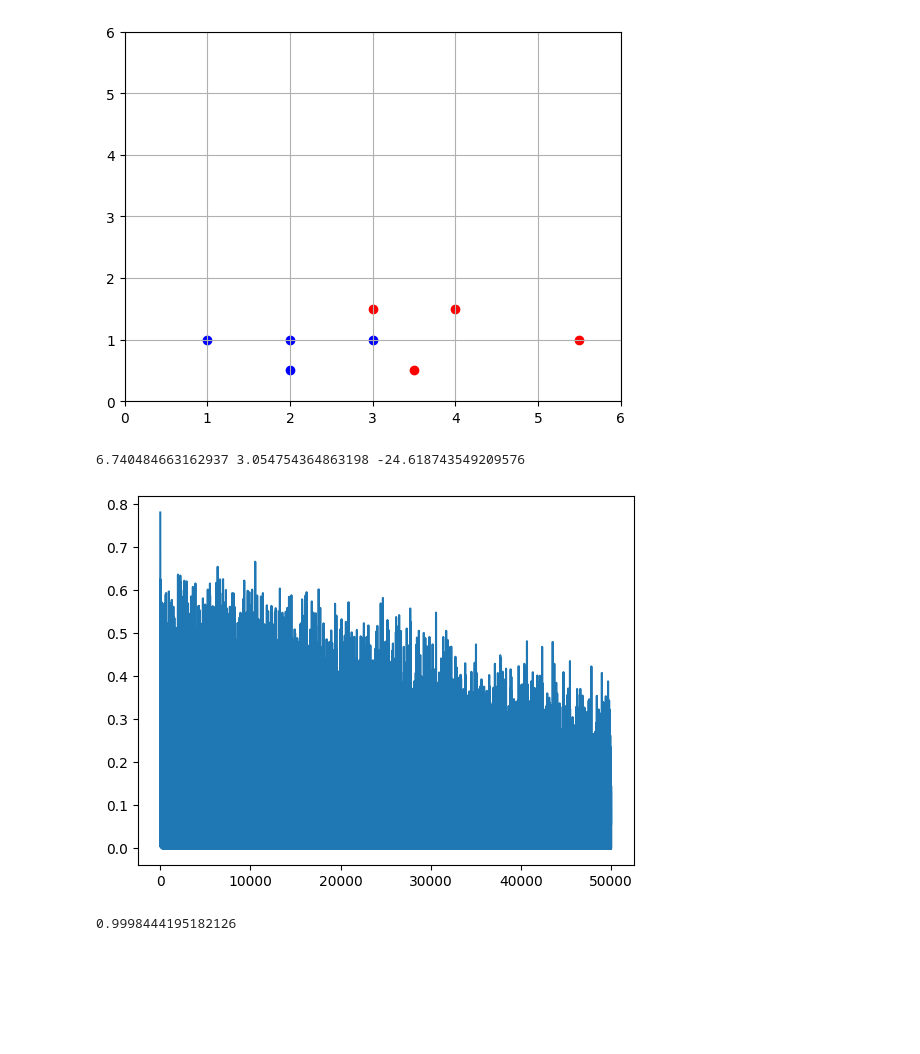
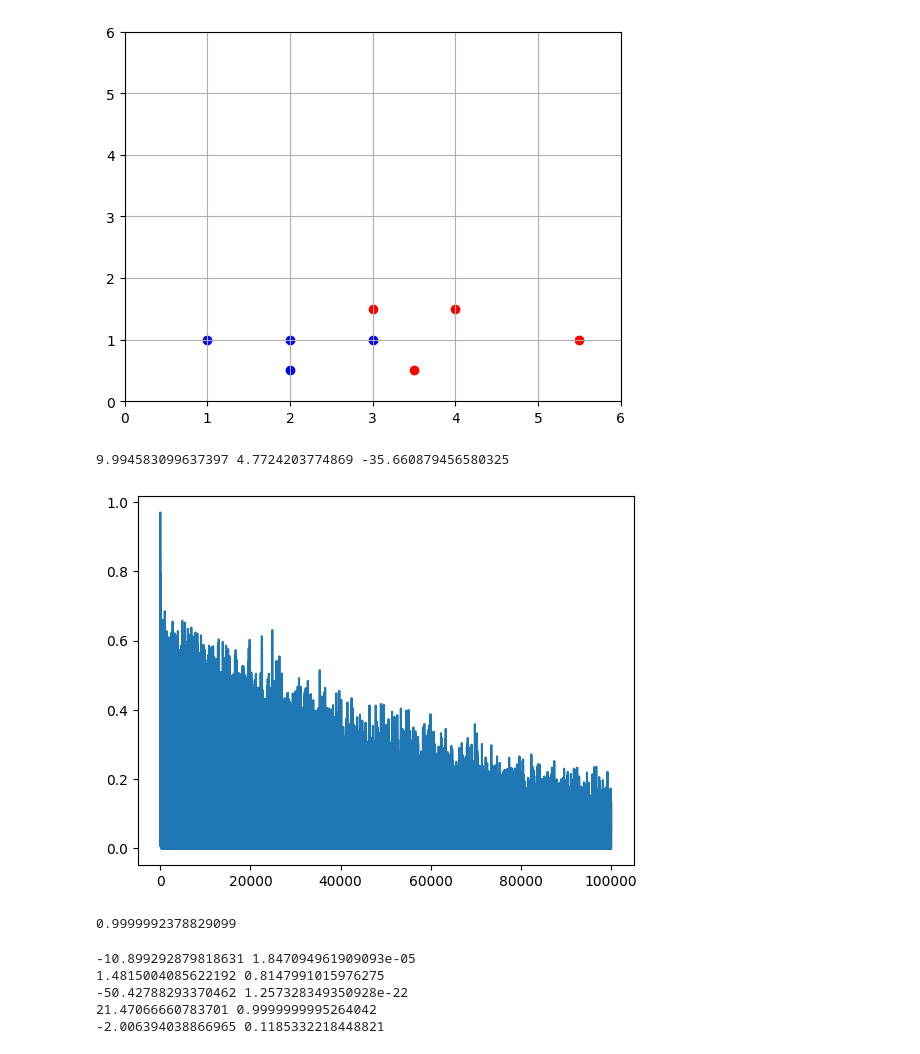
Before and after one commit to aungzanbaw/ML, a Jupyter notebook: BeginnerIntroNN/neuron_network.ipynb, the cells around one changed output. Drawn from its saved outputs; the diff is of its cells as text; code cells hidden in the pictures; blank space fills up the shorter version.

```diff
--- a/BeginnerIntroNN/neuron_network.ipynb
+++ b/BeginnerIntroNN/neuron_network.ipynb
@@ -47,7 +47,7 @@ def train():
     # init
     learning_rate = 0.2
     costs = []
-    steps = 50000
+    steps = 100000
 
     # setting all weights & biase
     w1 = np.random.randn()
@@ -65,39 +65,61 @@ def train():
 
         # to plot
         costs.append(cost)
 
         # Derivative from cost to w & b hierarchical
         dcost_dpre = 2 * (prediction - actual)
         dpre_dz = sigmoid_prime(z)
         dz_dw1 = point[0]
         dz_dw2 = point[1]
         dz_db = 1
 
         # Change rule
         dcost_dz = dcost_dpre * dpre_dz
         dcost_dw1 = dcost_dz * dz_dw1 #simply read like this dcost_dpre <=> dpre_dz <=> dz_dw1
         dcost_dw2 = dcost_dz * dz_dw2
         dcost_db = dcost_dz * dz_db
 
         # Updating params
         w1 = w1 - (learning_rate * dcost_dw1)
         w2 = w2 - (learning_rate * dcost_dw2)
         b = b - (learning_rate * dcost_db)
     return costs, w1, w2, b
 
 
 
 costs, w1, w2, b = train() # return tuned params for prediction
 plt.plot(costs)
 print(w1, w2, b)
 # since the data is not diverse or well structure 0.2 learning rate with 50K steps is good enough for this demo
 # %% [output]
-6.740484663162937 3.054754364863198 -24.618743549209576
+9.994583099637397 4.7724203774869 -35.660879456580325
-[figure, old version]
+[figure, new version]
 # %%
 # Test mystery_data hard coded
 z = mystery_data[0] * w1 + mystery_data[1] * w2 + b
 mystery_prediction = sigmoid(z)
 mystery_prediction
 # %% [output]
-0.9998444195182126
+0.9999992378829099
+# %%
+import os
+def which_color(para1, para2):
+    z = para1 * w1 + para2 * w2 + b
+    prediction_raw = sigmoid(z)
+    print(z,prediction_raw)
+    if prediction_raw < 0.5:
+        os.system("say blue")
+    else:
+        os.system("say red")
+
+which_color(2,1)   #blue
+which_color(3,1.5) #red
+which_color(-1,-1) #blue
+which_color(5,1.5)   #red
+which_color(np.e,np.e/2) # blue
+# %% [output]
+-10.899292879818631 1.847094961909093e-05
+1.4815004085622192 0.8147991015976275
+-50.42788293370462 1.257328349350928e-22
+21.47066660783701 0.9999999995264042
+-2.006394038866965 0.1185332218448821
```
